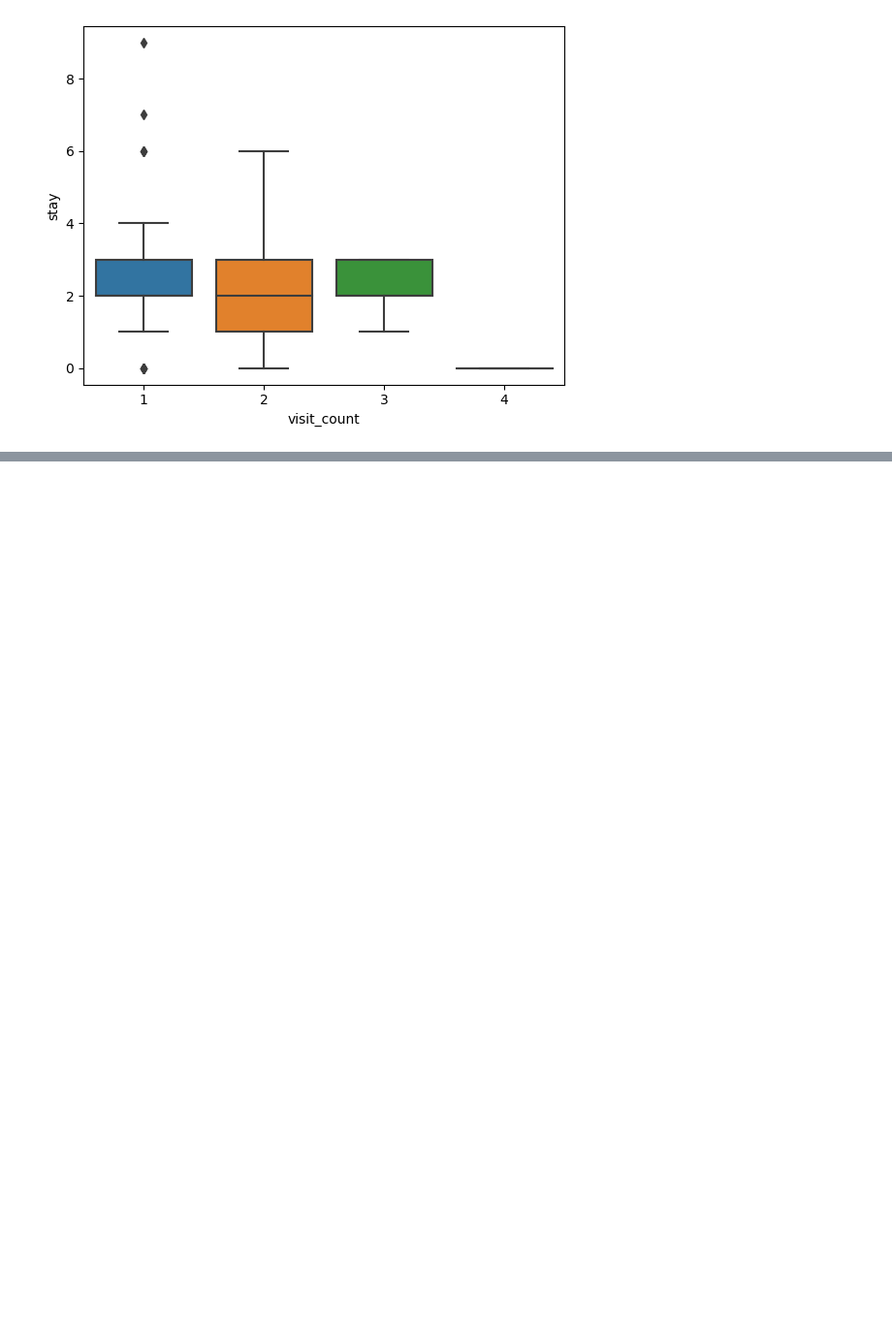
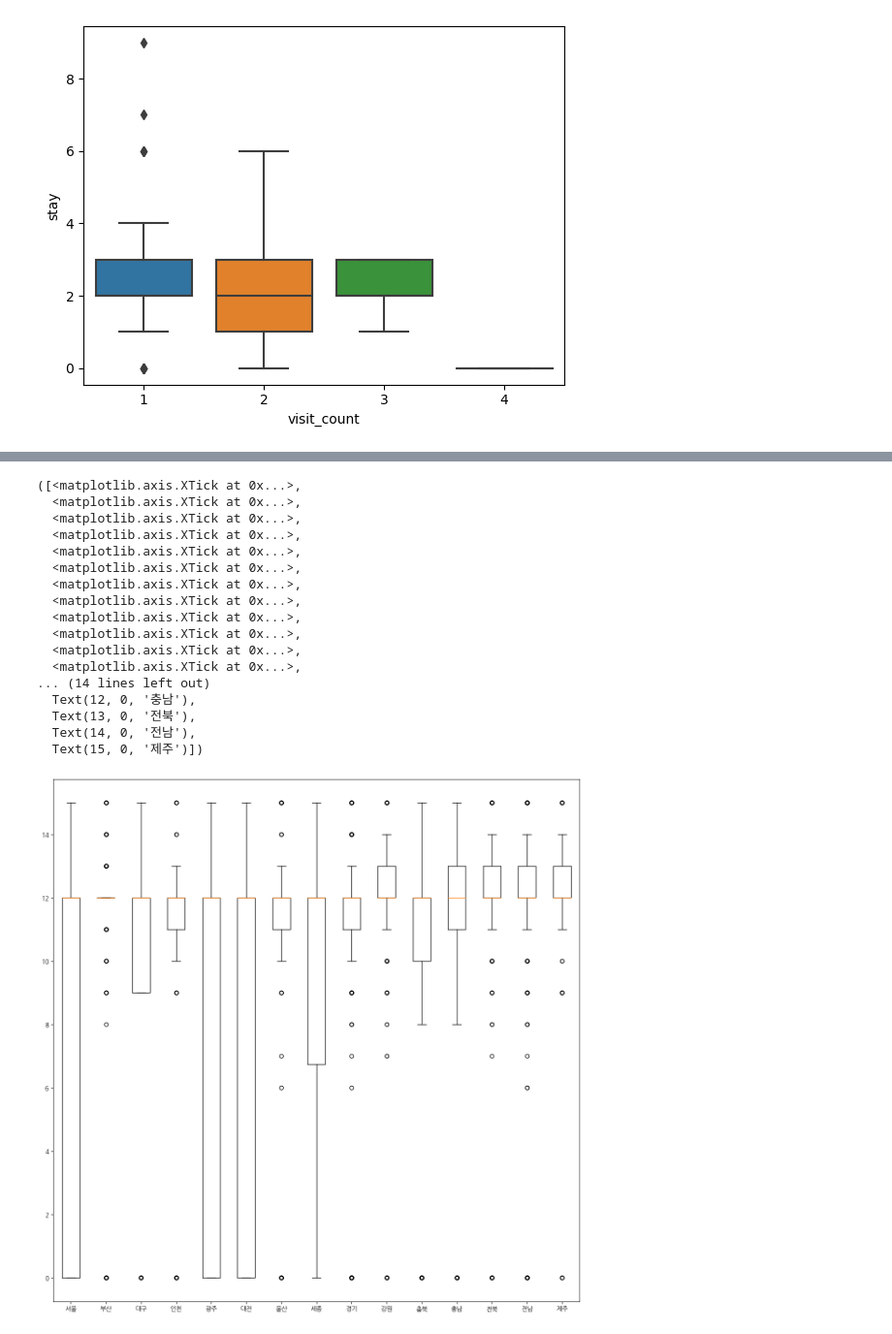
Before and after one commit to zzz2su/MJU_Data-Analysis, a Jupyter notebook: SDATeamProject.ipynb, the cells around one changed output, grey strips where cells are left out. Shown at 97% size. Saved outputs shown, nothing was run; the diff lists cells and outputs as text; code cells hidden in the pictures; blank space fills up the shorter version.

```diff
--- a/SDATeamProject.ipynb
+++ b/SDATeamProject.ipynb
@@ -487,0 +830,23 @@ JEJU.corr(method='pearson')[['tot_preference']].sort_values('tot_preference', as
+# %%
+fig, ax = plt.subplots(figsize=(15,15))
+ax.boxplot([seoul,busan,daegu,incheon,gwangju,daejeon,ulsan,sejong,kyunggi,gangwon,choong_n,choong_s,jeon_n,jeon_s,jeju])
+plt.xticks([1,2,3,4,5,6,7,8,9,10,11,12,13,14,15],['서울','부산','대구','인천','광주','대전','울산','세종','경기','강원','충북','충남','전북','전남','제주'])
+# %% [output]
+([<matplotlib.axis.XTick at 0x...>,
+  <matplotlib.axis.XTick at 0x...>,
+  <matplotlib.axis.XTick at 0x...>,
+  <matplotlib.axis.XTick at 0x...>,
+  <matplotlib.axis.XTick at 0x...>,
+  <matplotlib.axis.XTick at 0x...>,
+  <matplotlib.axis.XTick at 0x...>,
+  <matplotlib.axis.XTick at 0x...>,
+  <matplotlib.axis.XTick at 0x...>,
+  <matplotlib.axis.XTick at 0x...>,
+  <matplotlib.axis.XTick at 0x...>,
+  <matplotlib.axis.XTick at 0x...>,
+... (14 lines left out)
+  Text(12, 0, '충남'),
+  Text(13, 0, '전북'),
+  Text(14, 0, '전남'),
+  Text(15, 0, '제주')])
+[figure, added]
```
Also changed, not shown: parts of 46 cells of this notebook.
